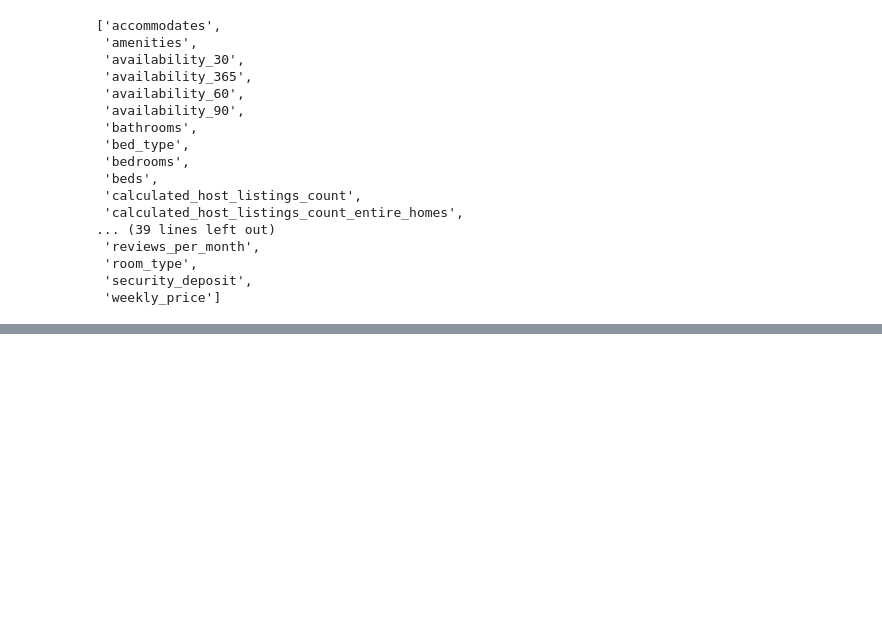
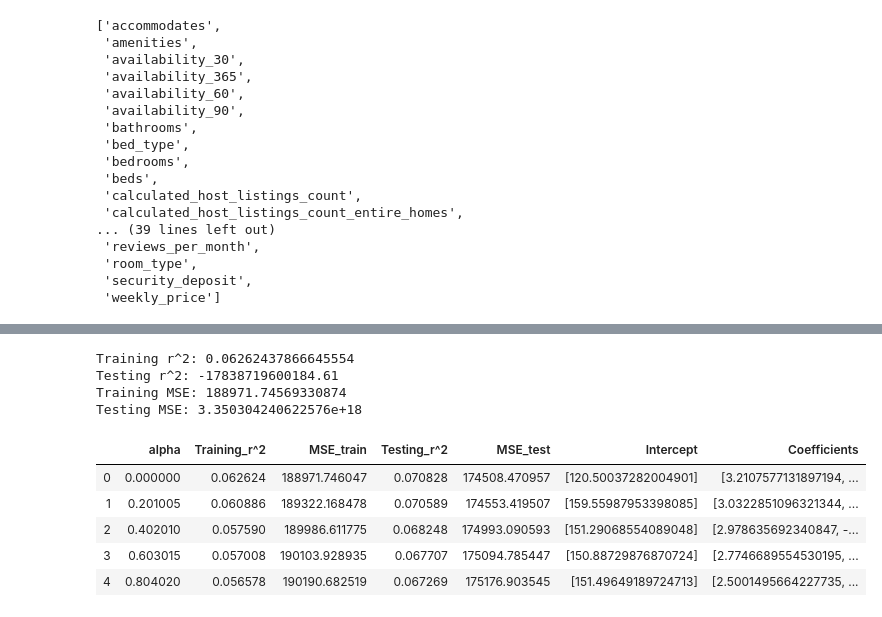
Before and after one commit to inesa-lisnic/Predicting-London-Airbnb-Prices-, a Jupyter notebook: columns.ipynb, the cells around one changed output, grey strips where cells are left out. Drawn from its saved outputs; the diff is of its cells as text; code cells hidden in the pictures; blank space fills up the shorter version.

Commit message:
linear ridge and lasso done. work on poly

```diff
--- a/columns.ipynb
+++ b/columns.ipynb
@@ -124,0 +146,13 @@ diff
+# %%
+#Model no. 1
+
+X_columns_exlude = ['id', 'last_scraped', 'host_since', 'amenities', 'host_verifications', 'neighbourhood', 'latitude', 'longitude', 'weekly_price',
+                   'monthly_price', 'availability_30', 'availability_60', 'availability_90', 'first_review','last_review', 'price',
+                    'calculated_host_listings_count', 'review_scores_accuracy', 'review_scores_cleanliness', 'review_scores_checkin',
+                    'review_scores_communication', 'review_scores_location','review_scores_value']
+
+X = df_londonairbnb.drop(columns = X_columns_exlude, axis=1)
+y = df_londonairbnb[["price"]]
+
+model1 = pd.concat([y,X], axis = 1)
+model1.head()
@@ -124,0 +170,28 @@ diff
+# %%
+X_train, X_test, y_train, y_test = reg.preprocess(X, y)
+# %%
+#First Linear Regression Model
+
+train_R2, test_R2, train_mse, test_mse, coefs, intercept = reg.run_linear(X_train, X_test, y_train, y_test)
+
+print('Training r^2:', train_R2)
+print('Testing r^2:', test_R2)
+print('Training MSE:', train_mse)
+print('Testing MSE:', test_mse)
+# %% [output]
+Training r^2: 0.06262437866645554
+Testing r^2: -17838719600184.61
+Training MSE: 188971.74569330874
+Testing MSE: 3.350304240622576e+18
+# %%
+#First LASSO model
+
+lasso_table = reg.run_lasso(X_train, X_test, y_train, y_test)
+lasso_table.head()
+# %% [output]
+|  | alpha | Training_r^2 | MSE_train | Testing_r^2 | MSE_test | Intercept | Coefficients |
+| 0 | 0.000000 | 0.062624 | 188971.746047 | 0.070828 | 174508.470957 | [120.50037282004901] | [3.2107577131897194, ... |
+| 1 | 0.201005 | 0.060886 | 189322.168478 | 0.070589 | 174553.419507 | [159.55987953398085] | [3.0322851096321344, ... |
+| 2 | 0.402010 | 0.057590 | 189986.611775 | 0.068248 | 174993.090593 | [151.29068554089048] | [2.978635692340847, -... |
+| 3 | 0.603015 | 0.057008 | 190103.928935 | 0.067707 | 175094.785447 | [150.88729876870724] | [2.7746689554530195, ... |
+| 4 | 0.804020 | 0.056578 | 190190.682519 | 0.067269 | 175176.903545 | [151.49649189724713] | [2.5001495664227735, ... |
```
Also changed, not shown: parts of 6 cells of this notebook, 4 other files.
